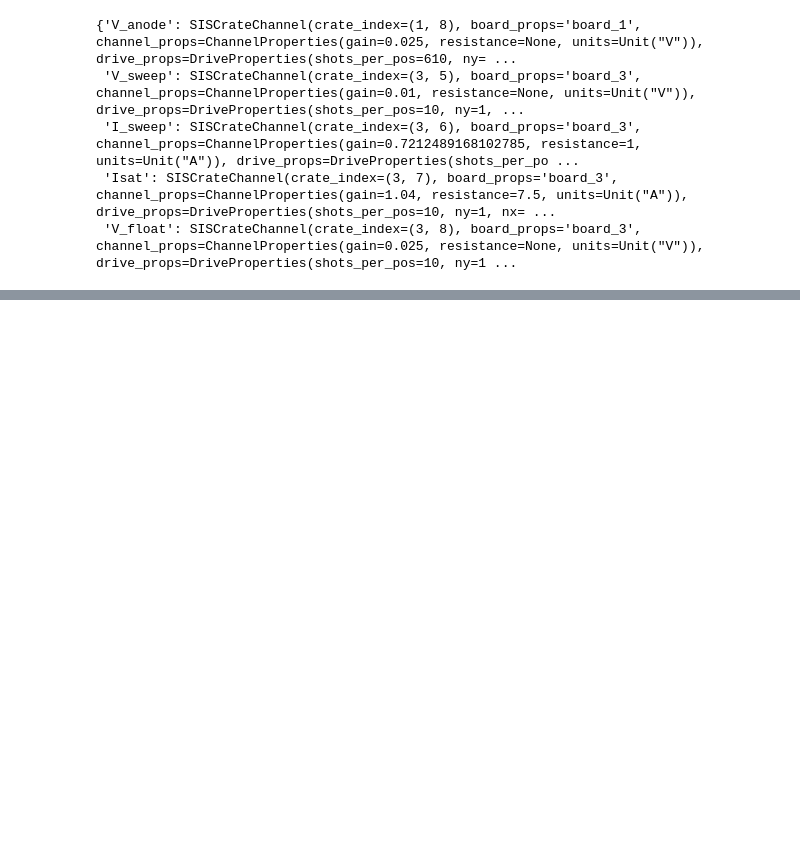
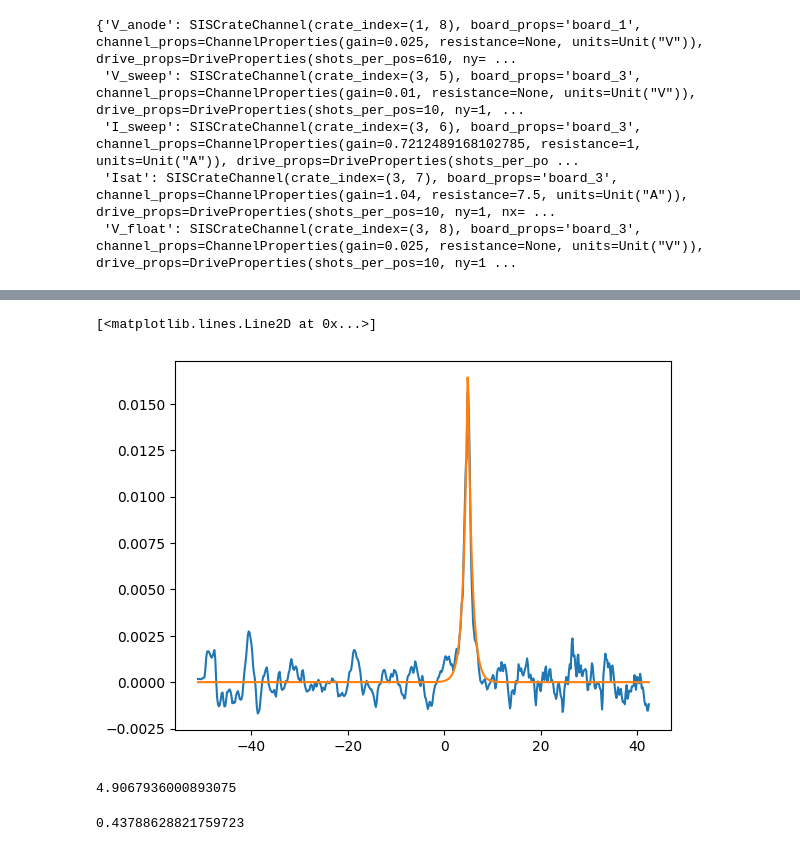
Before and after one commit to tlook19/BaPSF-Research, a Jupyter notebook: Untitled.ipynb, the cells around one changed output, grey strips where cells are left out. Cells and saved outputs as stored; diff of their text form; code cells hidden in the pictures; blank space fills up the shorter version.

```diff
--- a/Untitled.ipynb
+++ b/Untitled.ipynb
@@ -82,0 +125,16 @@ t_array.shape
+# %%
+a, b = curve_fit(sgaussian_half, v_avg[pos,t,:], ivgrad)
+# %%
+plt.plot(v_avg[pos,t,:], ivgrad)
+plt.plot(v_avg[pos,t,:], sgaussian_half(v_avg[pos,t,:], *a))
+# %% [output]
+[<matplotlib.lines.Line2D at 0x...>]
+[figure, added]
+# %%
+a[1]
+# %% [output]
+4.9067936000893075
+# %%
+a[2]/np.sqrt(2)
+# %% [output]
+0.43788628821759723
```
Also changed, not shown: parts of 10 cells of this notebook, 6 other files.
